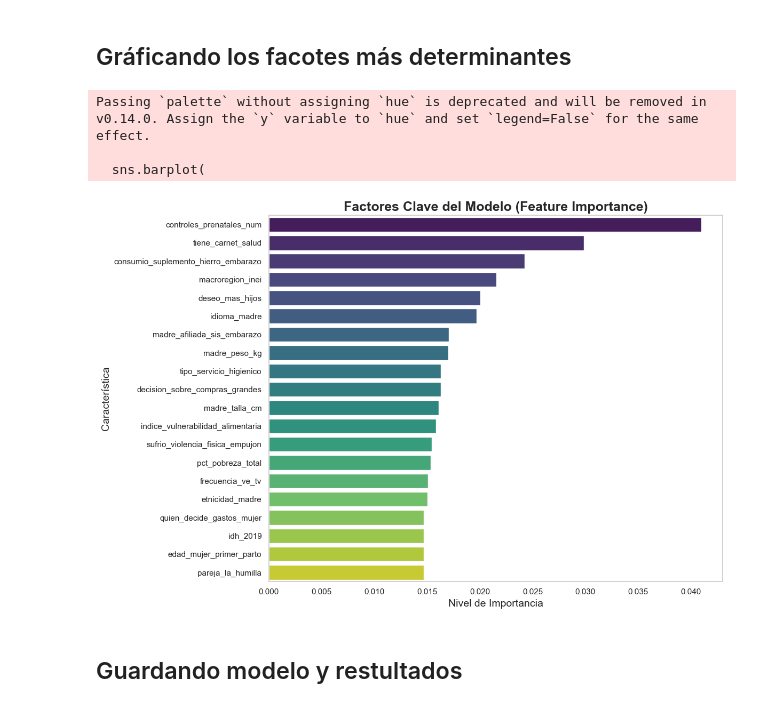
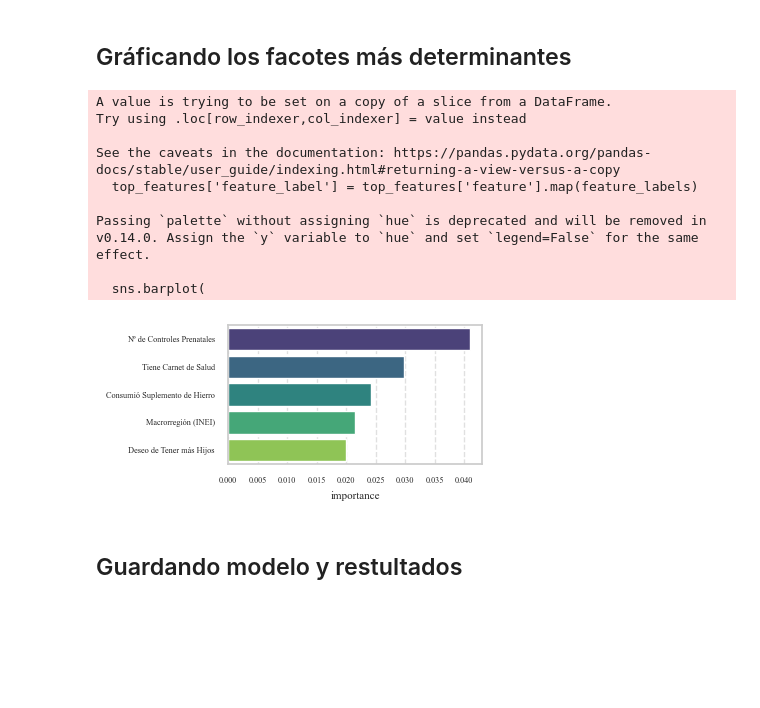
Before and after one commit to PedroCasaverde/low-birth-weight-alert, a Jupyter notebook: notebooks/running_model.ipynb, the cells around one changed output. Cells and saved outputs as stored; diff of their text form; code cells hidden in the pictures; blank space fills up the shorter version.

```diff
--- a/notebooks/running_model.ipynb
+++ b/notebooks/running_model.ipynb
@@ -339,44 +293,76 @@ final_clf = best_model.named_steps["clf"]
 feature_names = X_train.drop(columns=drop_columns_model).columns
 if hasattr(final_clf, "feature_importances_"):
     importances = final_clf.feature_importances_
 elif hasattr(final_clf, "coef_"):
     importances = np.abs(final_clf.coef_[0])
 df_importance = pd.DataFrame({"feature": feature_names, "importance": importances}).sort_values(
     "importance", ascending=False
 )
 
 
 sns.set_theme(style="whitegrid", palette="muted")
 
-fig, ax = plt.subplots(figsize=(12, 8))
 
 # --- Gráfico: Feature Importance ---
-top_features = df_importance.head(20)
+plt.rcParams.update({
+    'font.family': 'serif',
+    'font.serif': ['Times New Roman'],
+    'font.size': 8,
+    'axes.labelsize': 8,
+    'axes.titlesize': 8,
+    'xtick.labelsize': 6,
+    'ytick.labelsize': 6,
+    'legend.fontsize': 8,
+})
+
+feature_labels = {
+    'controles_prenatales_num': 'Nº de Controles Prenatales',
+    'tiene_carnet_salud': 'Tiene Carnet de Salud',
+    'consumio_suplemento_hierro_embarazo': 'Consumió Suplemento de Hierro',
+    'macroregion_inei': 'Macrorregión (INEI)',
+    'deseo_mas_hijos': 'Deseo de Tener más Hijos',
+    'idioma_madre': 'Idioma Materno',
+    'madre_afiliada_sis_embarazo': 'Madre Afiliada al SIS',
+    'madre_peso_kg': 'Peso de la Madre (kg)',
+    'tipo_servicio_higienico': 'Tipo de Servicio Higiénico',
+    'decision_sobre_compras_grandes': 'Decisión sobre Compras Grandes'
+}
+
+top_features = df_importance.head(5)
+top_features['feature_label'] = top_features['feature'].map(feature_labels)
+
+fig, ax = plt.subplots(figsize=(4, 2))
+
 sns.barplot(
     x="importance",
-    y="feature",
+    y="feature_label",
     data=top_features,
     ax=ax,
     palette="viridis",
     orient="h",
 )
 
-# --- Títulos y Etiquetas ---
-ax.set_title("Factores Clave del Modelo (Feature Importance)", fontsize=18, weight="bold")
-ax.set_xlabel("Nivel de Importancia", fontsize=14)
-ax.set_ylabel("Característica", fontsize=14)
-# Para un gráfico de barras horizontal, la grilla en el eje X es más útil
-ax.grid(axis="x")
+# --- 4. Títulos y Etiquetas Optimizados ---
+#ax.set_title("Importancia de Características del Modelo", weight="bold")
+#ax.set_xlabel("Nivel de Importancia (Gini Importance)")
+ax.set_ylabel("")
+ax.grid(axis='x', linestyle='--', alpha=0.6)
 
 
 plt.tight_layout()
-plt.savefig(project_root+"\\data\\03_reporting\\feature_importance.jpg", dpi=300, bbox_inches="tight")
+plt.savefig(project_root+"\\data\\03_reporting\\feature_importance.jpg", dpi=400, bbox_inches="tight")
 plt.show()
 # %% [output]
+A value is trying to be set on a copy of a slice from a DataFrame.
+Try using .loc[row_indexer,col_indexer] = value instead
+
+See the caveats in the documentation: https://pandas.pydata.org/pandas-docs/stable/user_guide/indexing.html#returning-a-view-versus-a-copy
+  top_features['feature_label'] = top_features['feature'].map(feature_labels)
+
 Passing `palette` without assigning `hue` is deprecated and will be removed in v0.14.0. Assign the `y` variable to `hue` and set `legend=False` for the same effect.
 
   sns.barplot(
-[figure, old version]
+[figure, new version]
 # %% [markdown]
 ## Guardando modelo y restultados
 # %%
```
Also changed, not shown: parts of 2 cells of this notebook, 5 other files.
